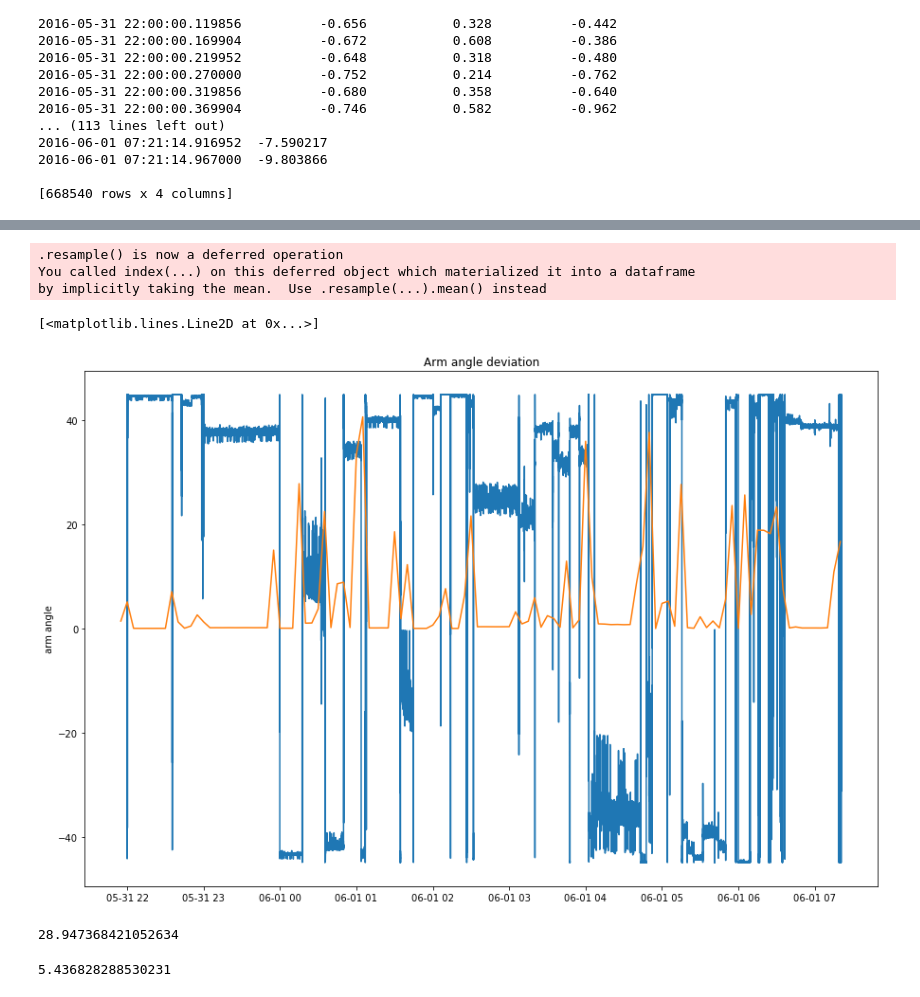
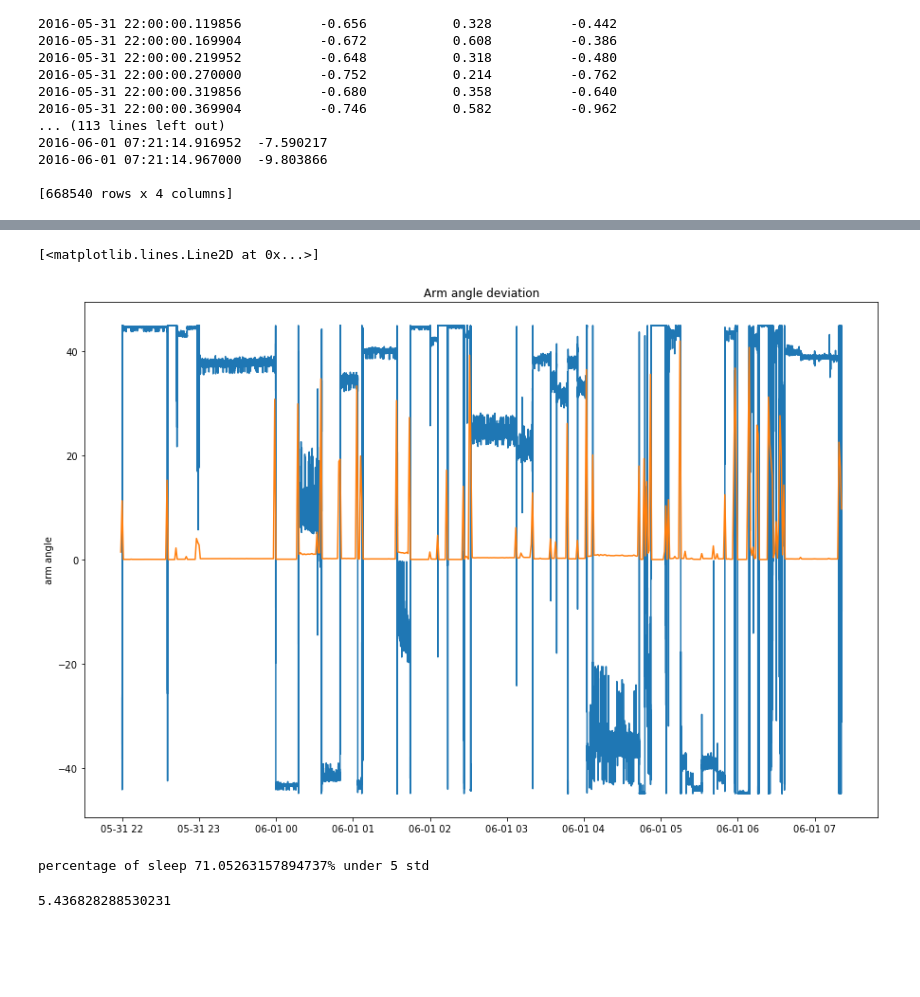
Before and after one commit to horken7/circadian-rhytm, a Jupyter notebook: test.ipynb, the cells around one changed output, grey strips where cells are left out. Drawn from its saved outputs; the diff is of its cells as text; code cells hidden in the pictures; blank space fills up the shorter version.

```diff
--- a/test.ipynb
+++ b/test.ipynb
@@ -11,5 +8,31 @@ df1 = pd.read_csv(fileName)
-# %%
-# load file approach 2
-fileName = 'data_00.csv'
-df = pd.read_csv(fileName, index_col='datetime')
+# %%
+# search for csv location
+
+found = []
+
+def find(name):
+    path = os.getcwd()
+    file = name
+
+    for root, dir, files in os.walk(path):
+        for item in files:
+            if file == item:
+                return os.path.join(root, file)
+        return None
+
+found.append(find('data_00.csv.gz'))
+found.append(find('data_00.csv'))
+# %%
+# load file
+
+for path in found:
+    if path is not None:
+        if 'gz' in path:
+            fileName = path
+            df = pd.read_csv(fileName, index_col='datetime', compression='gzip')
+            break
+        else:
+            fileName = path
+            df = pd.read_csv(fileName, index_col='datetime')
+            break
 # %%
@@ -132,9 +155,9 @@ by implicitly taking the mean.  Use .resample(...).mean() instead
 # %%
-accelerometer_directions.resample('5Min').std()['angle']
+deviation = accelerometer_directions.resample('1Min').std()
 
 fig = plt.figure(figsize=(15,10))
 ax = fig.add_subplot(111)
 ax.set_title('Arm angle standard deviation')
 ax.set_ylabel('arm angle')
-ax.plot(resample_5min_accel.index, accelerometer_directions.resample('1Min').std()['angle'])
+ax.plot(deviation.index, deviation['angle'])
 # %% [output]
@@ -145,26 +165,26 @@ by implicitly taking the mean.  Use .resample(...).mean() instead
 [figure]
 # %%
+
 fig = plt.figure(figsize=(15,10))
 ax = fig.add_subplot(111)
 ax.set_title('Arm angle deviation')
 ax.set_ylabel('arm angle')
 ax.plot(datetime, accelerometer_directions['angle'])
-ax.plot(resample_5min_accel.index, accelerometer_directions.resample('5Min').std()['angle'])
+ax.plot(deviation.index, deviation['angle'])
 # %% [output]
-.resample() is now a deferred operation
-You called index(...) on this deferred object which materialized it into a dataframe
-by implicitly taking the mean.  Use .resample(...).mean() instead
+[<matplotlib.lines.Line2D at 0x...>]
-[<matplotlib.lines.Line2D at 0x...>]
-[figure, old version]
+[figure, new version]
-# %%
-std_5min = accelerometer_directions.resample('5Min').std()['angle']
-total_sleep_interval = std_5min.count()
-sleep_over_std5 = std_5min[std_5min>5].count()
-
-
-print("sleep_over_std5/total_sleep_interval * 100
-# %% [output]
-28.947368421052634
+# %%
+resample_interval = '5Min'
+std = accelerometer_directions.resample(resample_interval).std()['angle']
+std_threshold = 5
+total_sleep_interval = std.count()
+sleep_over_std = std_5min[std<std_threshold].count()
+
+
+print("percentage of sleep {fl}% under {} std".format(sleep_over_std/total_sleep_interval * 100, std_threshold))
+# %% [output]
+percentage of sleep 71.05263157894737% under 5 std
 # %%
 a = accelerometer_directions.resample('5Min').std()['angle']
 print(a.mean())
```
Also changed, not shown: parts of 7 cells of this notebook.
